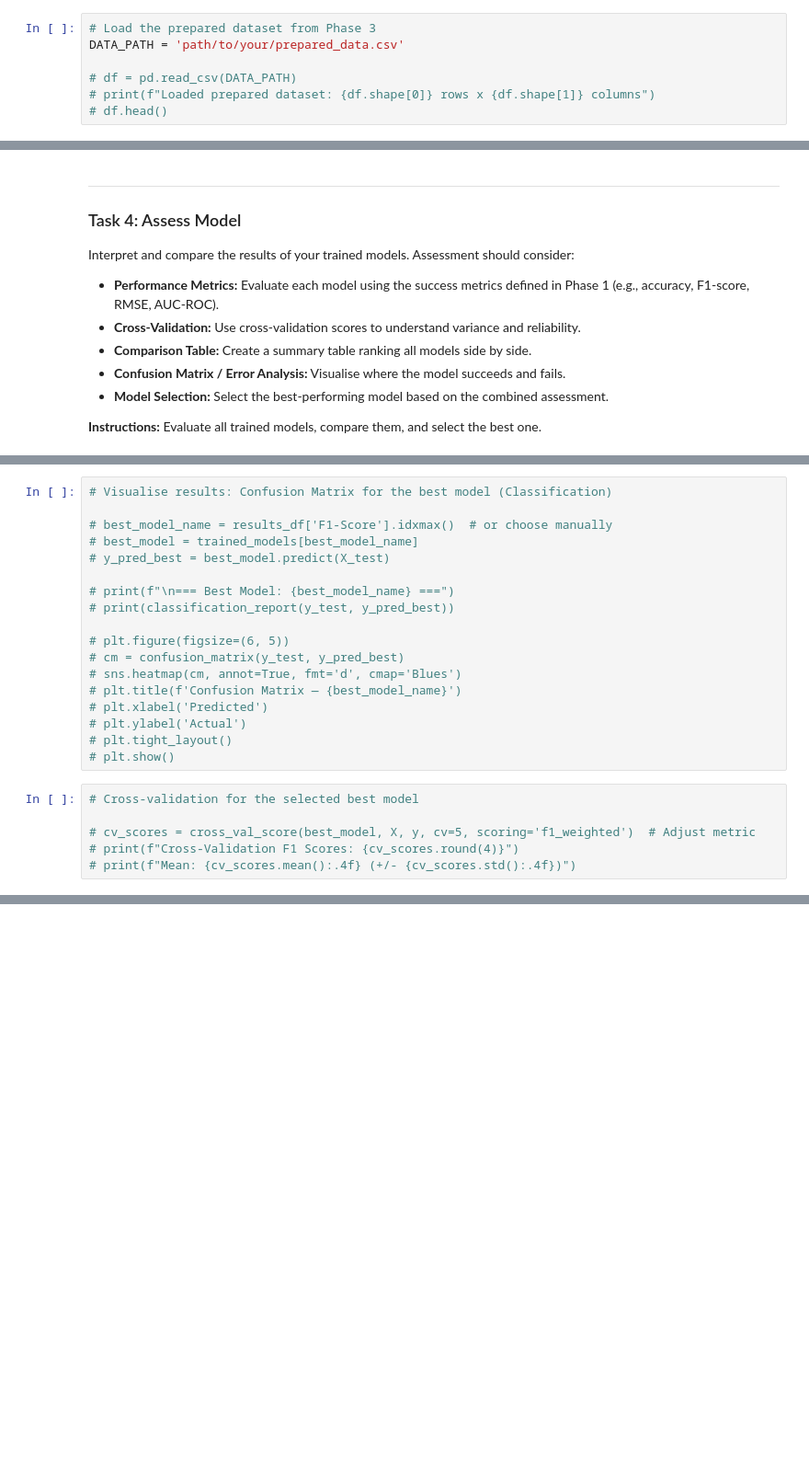
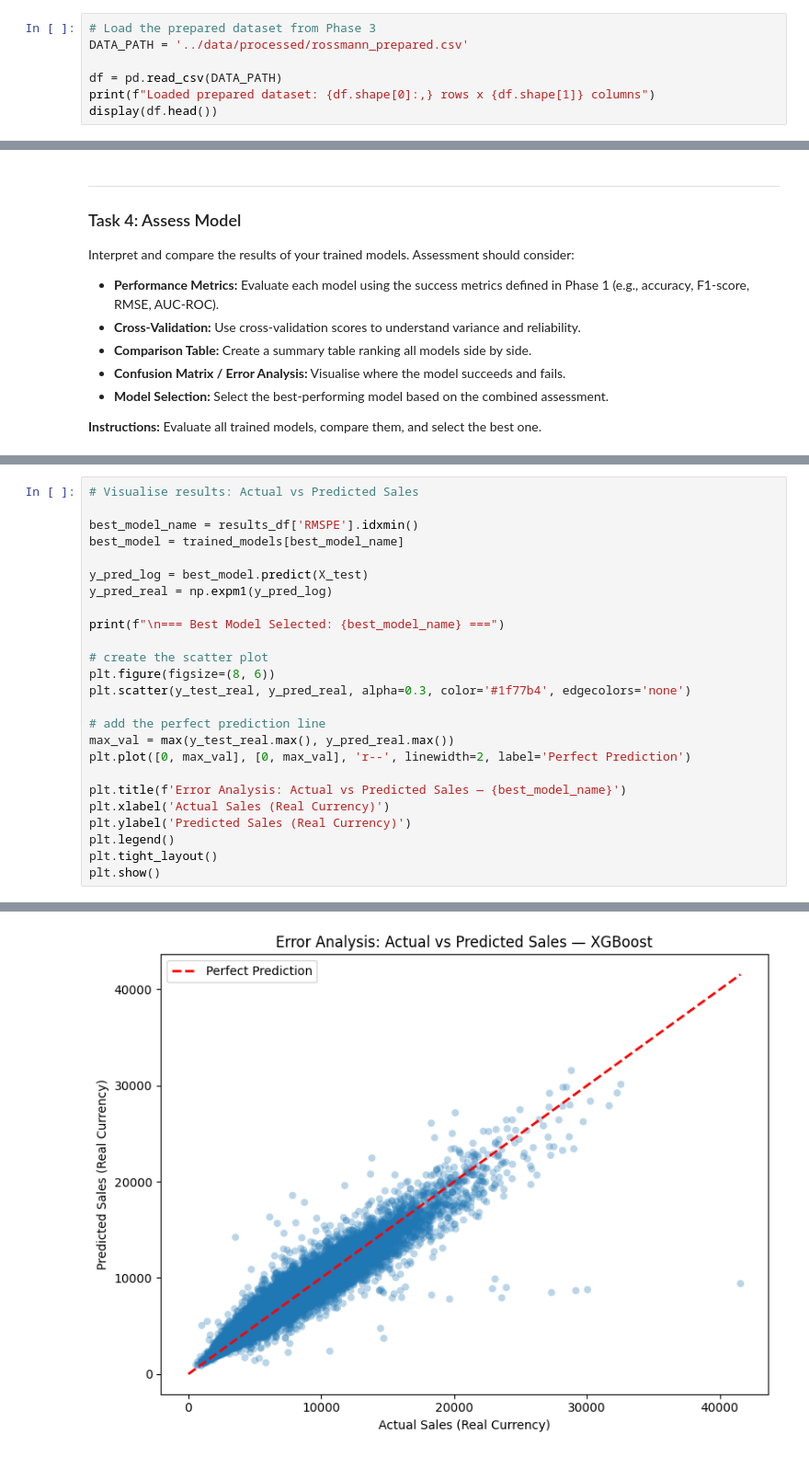
Before and after one commit to ali-albakri/KH5004CMD-Rossmann, a Jupyter notebook: notebooks/Phase_4_Modeling.ipynb, the cells around one changed output, grey strips where cells are left out. Shown at 92% size. Drawn from its saved outputs; the diff is of its cells as text; blank space fills up the shorter version.

```diff
--- a/notebooks/Phase_4_Modeling.ipynb
+++ b/notebooks/Phase_4_Modeling.ipynb
@@ -26,7 +24,7 @@ warnings.filterwarnings('ignore')
 # %%
 # Load the prepared dataset from Phase 3
-DATA_PATH = 'path/to/your/prepared_data.csv'
+DATA_PATH = '../data/processed/rossmann_prepared.csv'
 
-# df = pd.read_csv(DATA_PATH)
-# print(f"Loaded prepared dataset: {df.shape[0]} rows x {df.shape[1]} columns")
-# df.head()
+df = pd.read_csv(DATA_PATH)
+print(f"Loaded prepared dataset: {df.shape[0]:,} rows x {df.shape[1]} columns")
+display(df.head())
@@ -222,24 +303,26 @@ Interpret and compare the results of your trained models. Assessment should cons
-# %%
-# Visualise results: Confusion Matrix for the best model (Classification)
-
-# best_model_name = results_df['F1-Score'].idxmax()  # or choose manually
-# best_model = trained_models[best_model_name]
-# y_pred_best = best_model.predict(X_test)
-
-# print(f"\n=== Best Model: {best_model_name} ===")
-# print(classification_report(y_test, y_pred_best))
-
-# plt.figure(figsize=(6, 5))
-# cm = confusion_matrix(y_test, y_pred_best)
-# sns.heatmap(cm, annot=True, fmt='d', cmap='Blues')
-# plt.title(f'Confusion Matrix — {best_model_name}')
-# plt.xlabel('Predicted')
-# plt.ylabel('Actual')
-# plt.tight_layout()
-# plt.show()
-# %%
-# Cross-validation for the selected best model
-
-# cv_scores = cross_val_score(best_model, X, y, cv=5, scoring='f1_weighted')  # Adjust metric
-# print(f"Cross-Validation F1 Scores: {cv_scores.round(4)}")
-# print(f"Mean: {cv_scores.mean():.4f} (+/- {cv_scores.std():.4f})")
+# %%
+# Visualise results: Actual vs Predicted Sales
+
+best_model_name = results_df['RMSPE'].idxmin()
+best_model = trained_models[best_model_name]
+
+y_pred_log = best_model.predict(X_test)
+y_pred_real = np.expm1(y_pred_log)
+
+print(f"\n=== Best Model Selected: {best_model_name} ===")
+
+# create the scatter plot
+plt.figure(figsize=(8, 6))
+plt.scatter(y_test_real, y_pred_real, alpha=0.3, color='#1f77b4', edgecolors='none')
+
+# add the perfect prediction line
+max_val = max(y_test_real.max(), y_pred_real.max())
+plt.plot([0, max_val], [0, max_val], 'r--', linewidth=2, label='Perfect Prediction')
+
+plt.title(f'Error Analysis: Actual vs Predicted Sales — {best_model_name}')
+plt.xlabel('Actual Sales (Real Currency)')
+plt.ylabel('Predicted Sales (Real Currency)')
+plt.legend()
+plt.tight_layout()
+plt.show()
+# %% [output]
@@ -245,0 +330 @@ Interpret and compare the results of your trained models. Assessment should cons
+[figure, added]
```
Also changed, not shown: parts of 14 cells of this notebook.
